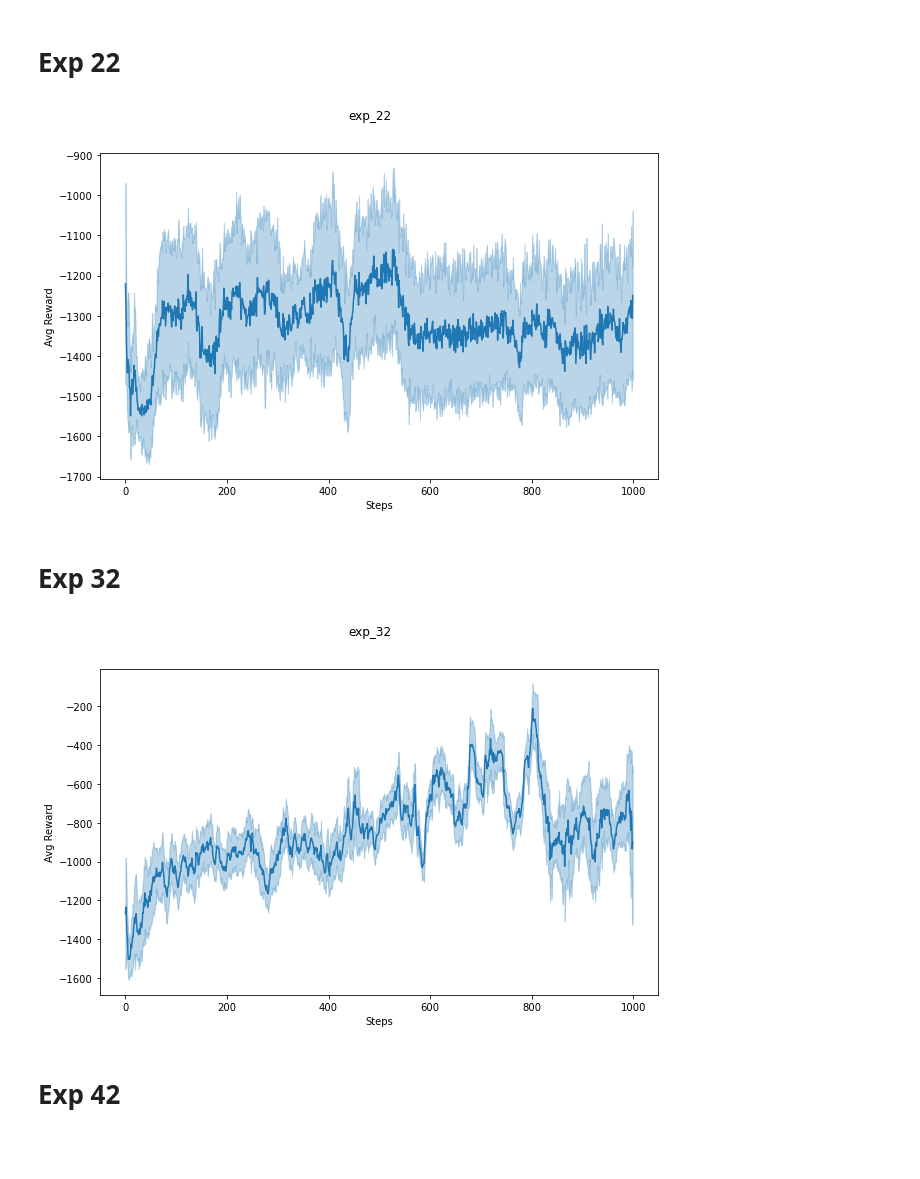
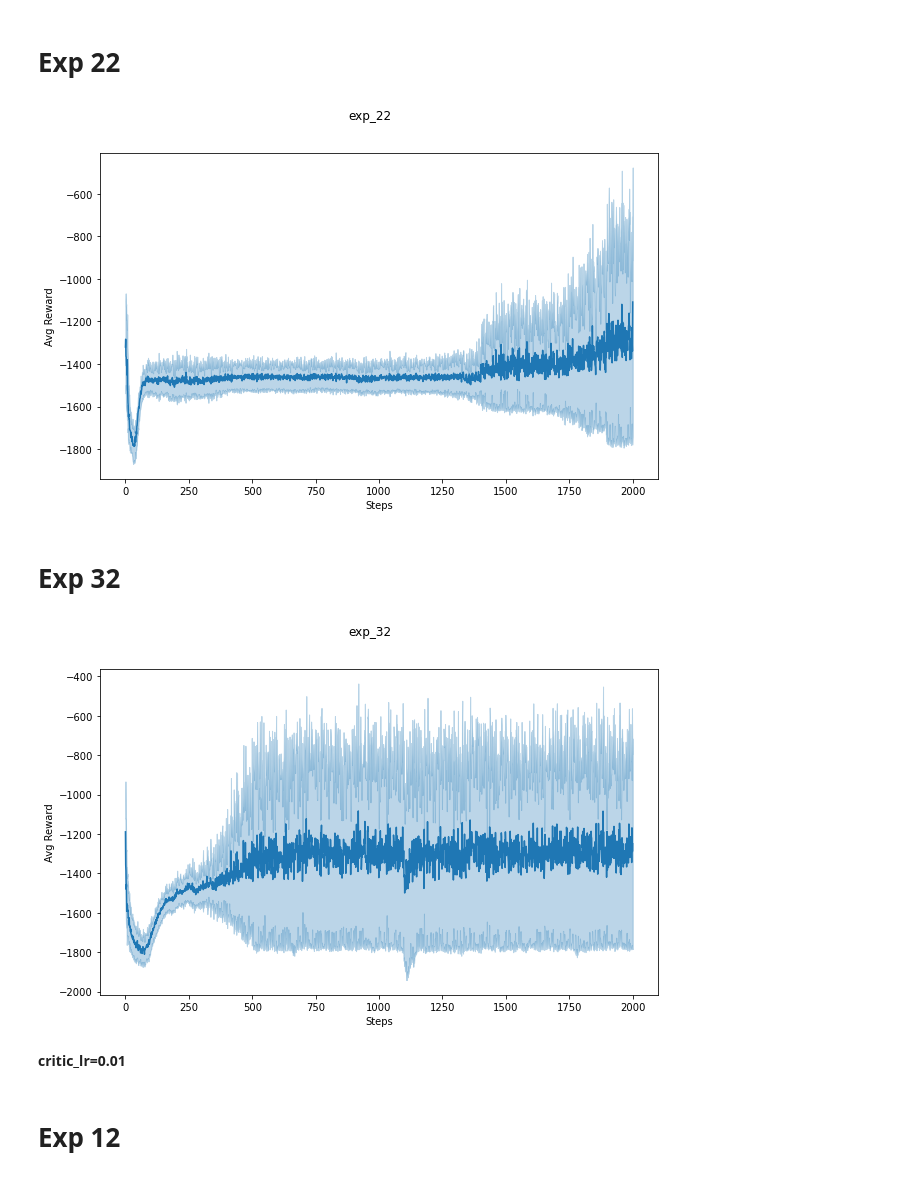
Before and after one commit to JLCdata/Reinforcement-Learning, a Jupyter notebook: T3/actor_critic/code/T3.ipynb, the cells around one changed output. Drawn from its saved outputs; the diff is of its cells as text; code cells hidden in the pictures; blank space fills up the shorter version.

```diff
--- a/T3/actor_critic/code/T3.ipynb
+++ b/T3/actor_critic/code/T3.ipynb
@@ -1160,25 +391,21 @@ plt.show()
 # %%
-exp_12_1_Pendulum=pd.read_csv("exp_12_1_Pendulum.csv").set_index("steps").rename(columns={"avg_reward":"avg_reward1","std_reward":"std_reward1"})
-exp_12_2_Pendulum=pd.read_csv("exp_12_2_Pendulum.csv").set_index("steps").rename(columns={"avg_reward":"avg_reward2","std_reward":"std_reward2"})
-exp_12_3_Pendulum=pd.read_csv("exp_12_3_Pendulum.csv").set_index("steps").rename(columns={"avg_reward":"avg_reward3","std_reward":"std_reward3"})
+exp_12_1_Pendulum_1=pd.read_csv("exp_12_1_Pendulum_1.csv").set_index("steps").rename(columns={"avg_reward":"avg_reward1","std_reward":"std_reward1"})
+exp_12_2_Pendulum_1=pd.read_csv("exp_12_2_Pendulum_1.csv").set_index("steps").rename(columns={"avg_reward":"avg_reward2","std_reward":"std_reward2"})
+exp_12_3_Pendulum_1=pd.read_csv("exp_12_3_Pendulum_1.csv").set_index("steps").rename(columns={"avg_reward":"avg_reward3","std_reward":"std_reward3"})
 
-exp_22_1_Pendulum=pd.read_csv("exp_22_1_Pendulum.csv").set_index("steps").rename(columns={"avg_reward":"avg_reward1","std_reward":"std_reward1"})
-exp_22_2_Pendulum=pd.read_csv("exp_22_2_Pendulum.csv").set_index("steps").rename(columns={"avg_reward":"avg_reward2","std_reward":"std_reward2"})
-exp_22_3_Pendulum=pd.read_csv("exp_22_3_Pendulum.csv").set_index("steps").rename(columns={"avg_reward":"avg_reward3","std_reward":"std_reward3"})
+exp_22_1_Pendulum_1=pd.read_csv("exp_22_1_Pendulum_1.csv").set_index("steps").rename(columns={"avg_reward":"avg_reward1","std_reward":"std_reward1"})
+exp_22_2_Pendulum_1=pd.read_csv("exp_22_2_Pendulum_1.csv").set_index("steps").rename(columns={"avg_reward":"avg_reward2","std_reward":"std_reward2"})
+exp_22_3_Pendulum_1=pd.read_csv("exp_22_3_Pendulum_1.csv").set_index("steps").rename(columns={"avg_reward":"avg_reward3","std_reward":"std_reward3"})
 
-exp_32_1_Pendulum=pd.read_csv("exp_32_1_Pendulum.csv").set_index("steps").rename(columns={"avg_reward":"avg_reward1","std_reward":"std_reward1"})
-exp_32_2_Pendulum=pd.read_csv("exp_32_2_Pendulum.csv").set_index("steps").rename(columns={"avg_reward":"avg_reward2","std_reward":"std_reward2"})
-exp_32_3_Pendulum=pd.read_csv("exp_32_3_Pendulum.csv").set_index("steps").rename(columns={"avg_reward":"avg_reward3","std_reward":"std_reward3"})
-
-exp_42_1_Pendulum=pd.read_csv("exp_42_1_Pendulum.csv").set_index("steps").rename(columns={"avg_reward":"avg_reward1","std_reward":"std_reward1"})
-exp_42_2_Pendulum=pd.read_csv("exp_42_2_Pendulum.csv").set_index("steps").rename(columns={"avg_reward":"avg_reward2","std_reward":"std_reward2"})
-exp_42_3_Pendulum=pd.read_csv("exp_42_3_Pendulum.csv").set_index("steps").rename(columns={"avg_reward":"avg_reward3","std_reward":"std_reward3"})
+exp_32_1_Pendulum_1=pd.read_csv("exp_32_1_Pendulum_1.csv").set_index("steps").rename(columns={"avg_reward":"avg_reward1","std_reward":"std_reward1"})
+exp_32_2_Pendulum_1=pd.read_csv("exp_32_2_Pendulum_1.csv").set_index("steps").rename(columns={"avg_reward":"avg_reward2","std_reward":"std_reward2"})
+exp_32_3_Pendulum_1=pd.read_csv("exp_32_3_Pendulum_1.csv").set_index("steps").rename(columns={"avg_reward":"avg_reward3","std_reward":"std_reward3"})
 # %% [markdown]
 # Exp 12
 # %%
 # join de experimentos
-exp_12=exp_12_1_Pendulum
-for i in [exp_12_2_Pendulum,exp_12_3_Pendulum]:
+exp_12=exp_12_1_Pendulum_1
+for i in [exp_12_2_Pendulum_1,exp_12_3_Pendulum_1]:
     exp_12=exp_12.join(i)
 
 # Promedio de experimentos
@@ -1204,8 +431,8 @@ plt.show()
 # Exp 22
 # %%
 # join de experimentos
-exp_22=exp_22_1_Pendulum
-for i in [exp_22_2_Pendulum,exp_22_3_Pendulum]:
+exp_22=exp_22_1_Pendulum_1
+for i in [exp_22_2_Pendulum_1,exp_22_3_Pendulum_1]:
     exp_22=exp_22.join(i)
 
 # Promedio de experimentos
@@ -1226,31 +453,33 @@ ax1.set_xlabel('Steps')
 plt.suptitle("exp_22")
 plt.show()
 # %% [output]
-[figure, old version]
+[figure, new version]
 # %% [markdown]
 # Exp 32
 # %%
 # join de experimentos
-exp_32=exp_32_1_Pendulum
-for i in [exp_32_2_Pendulum,exp_32_3_Pendulum]:
+exp_32=exp_32_1_Pendulum_1
+for i in [exp_32_2_Pendulum_1,exp_32_3_Pendulum_1]:
     exp_32=exp_32.join(i)
 
 # Promedio de experimentos
 exp_32_mean=pd.DataFrame()
 exp_32_mean["avg_reward"]=exp_32[["avg_reward1","avg_reward2","avg_reward3"]].mean(axis=1)
 exp_32_mean["std_reward"]=exp_32[["std_reward1","std_reward2","std_reward3"]].mean(axis=1)
 exp_32_mean.reset_index(inplace=True)
 tr_steps_vec=exp_32_mean["steps"]
 avg_reward_vec=exp_32_mean["avg_reward"]
 std_reward_vec= exp_32_mean["std_reward"]
 
 # Plot
 _, (ax1) = plt.subplots(1, 1, figsize=(10,6))
 ax1.plot(tr_steps_vec, avg_reward_vec, color='C0')
 ax1.fill_between(tr_steps_vec, avg_reward_vec-std_reward_vec, avg_reward_vec+std_reward_vec, color='C0', alpha=0.3)
 ax1.set_ylabel('Avg Reward')
 ax1.set_xlabel('Steps')
 plt.suptitle("exp_32")
 plt.show()
 # %% [output]
-[figure, old version]
+[figure, new version]
+# %% [markdown]
+**critic_lr=0.01**
@@ -1257,4 +498,4 @@ plt.show()
 # %% [markdown]
-# Exp 42
+# Exp 12
 # %%
 # join de experimentos
```
Also changed, not shown: parts of 92 cells of this notebook, 17 other files.
